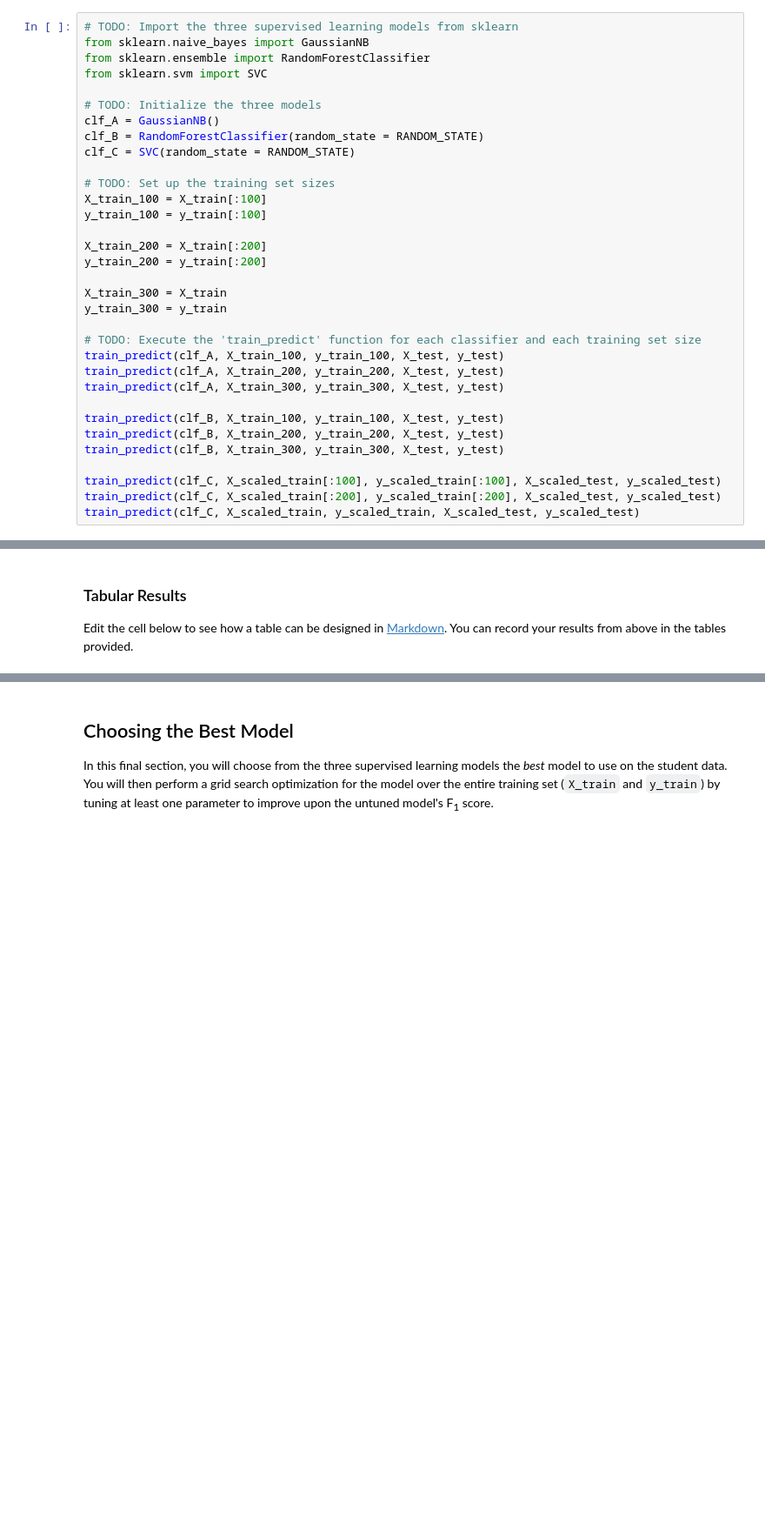
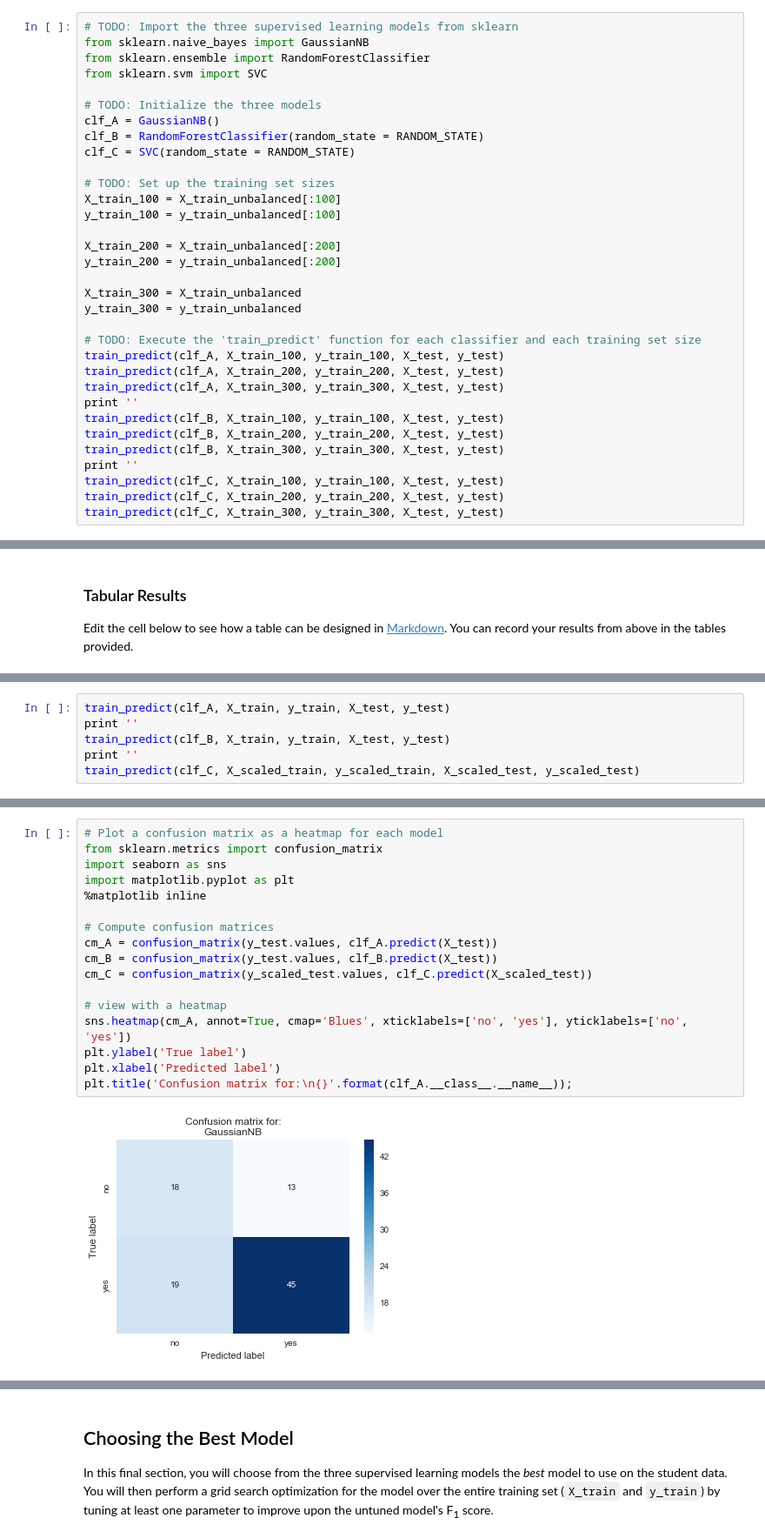
Before and after one commit to CBofill/Udacity-Machine-Learning-Projects, a Jupyter notebook: projects/student_intervention/student_intervention.ipynb, the cells around one changed output, grey strips where cells are left out. Shown: that part at 87% size. Cells and saved outputs as stored; diff of their text form; blank space fills up the shorter version.

```diff
--- a/projects/student_intervention/student_intervention.ipynb
+++ b/projects/student_intervention/student_intervention.ipynb
@@ -330,27 +359,27 @@ clf_B = RandomForestClassifier(random_state = RANDOM_STATE)
 clf_C = SVC(random_state = RANDOM_STATE)
 
 # TODO: Set up the training set sizes
-X_train_100 = X_train[:100]
-y_train_100 = y_train[:100]
+X_train_100 = X_train_unbalanced[:100]
+y_train_100 = y_train_unbalanced[:100]
 
-X_train_200 = X_train[:200]
-y_train_200 = y_train[:200]
+X_train_200 = X_train_unbalanced[:200]
+y_train_200 = y_train_unbalanced[:200]
 
-X_train_300 = X_train
-y_train_300 = y_train
+X_train_300 = X_train_unbalanced
+y_train_300 = y_train_unbalanced
 
 # TODO: Execute the 'train_predict' function for each classifier and each training set size
 train_predict(clf_A, X_train_100, y_train_100, X_test, y_test)
 train_predict(clf_A, X_train_200, y_train_200, X_test, y_test)
 train_predict(clf_A, X_train_300, y_train_300, X_test, y_test)
-
+print ''
 train_predict(clf_B, X_train_100, y_train_100, X_test, y_test)
 train_predict(clf_B, X_train_200, y_train_200, X_test, y_test)
 train_predict(clf_B, X_train_300, y_train_300, X_test, y_test)
-
-train_predict(clf_C, X_scaled_train[:100], y_scaled_train[:100], X_scaled_test, y_scaled_test)
-train_predict(clf_C, X_scaled_train[:200], y_scaled_train[:200], X_scaled_test, y_scaled_test)
-train_predict(clf_C, X_scaled_train, y_scaled_train, X_scaled_test, y_scaled_test)
+print ''
+train_predict(clf_C, X_train_100, y_train_100, X_test, y_test)
+train_predict(clf_C, X_train_200, y_train_200, X_test, y_test)
+train_predict(clf_C, X_train_300, y_train_300, X_test, y_test)
 # %% [output]
 Training a GaussianNB using a training set size of 100. . .
 Trained model in 0.0020 seconds
@@ -398,0 +431,6 @@ Edit the cell below to see how a table can be designed in [Markdown](https://git
+# %%
+train_predict(clf_A, X_train, y_train, X_test, y_test)
+print ''
+train_predict(clf_B, X_train, y_train, X_test, y_test)
+print ''
+train_predict(clf_C, X_scaled_train, y_scaled_train, X_scaled_test, y_scaled_test)
@@ -398,0 +469,19 @@ Edit the cell below to see how a table can be designed in [Markdown](https://git
+# %%
+# Plot a confusion matrix as a heatmap for each model
+from sklearn.metrics import confusion_matrix
+import seaborn as sns
+import matplotlib.pyplot as plt
+%matplotlib inline
+
+# Compute confusion matrices
+cm_A = confusion_matrix(y_test.values, clf_A.predict(X_test))
+cm_B = confusion_matrix(y_test.values, clf_B.predict(X_test))
+cm_C = confusion_matrix(y_scaled_test.values, clf_C.predict(X_scaled_test))
+
+# view with a heatmap
+sns.heatmap(cm_A, annot=True, cmap='Blues', xticklabels=['no', 'yes'], yticklabels=['no', 'yes'])
+plt.ylabel('True label')
+plt.xlabel('Predicted label')
+plt.title('Confusion matrix for:\n{}'.format(clf_A.__class__.__name__));
+# %% [output]
+[figure, added]
```
Also changed, not shown: parts of 29 cells of this notebook.
